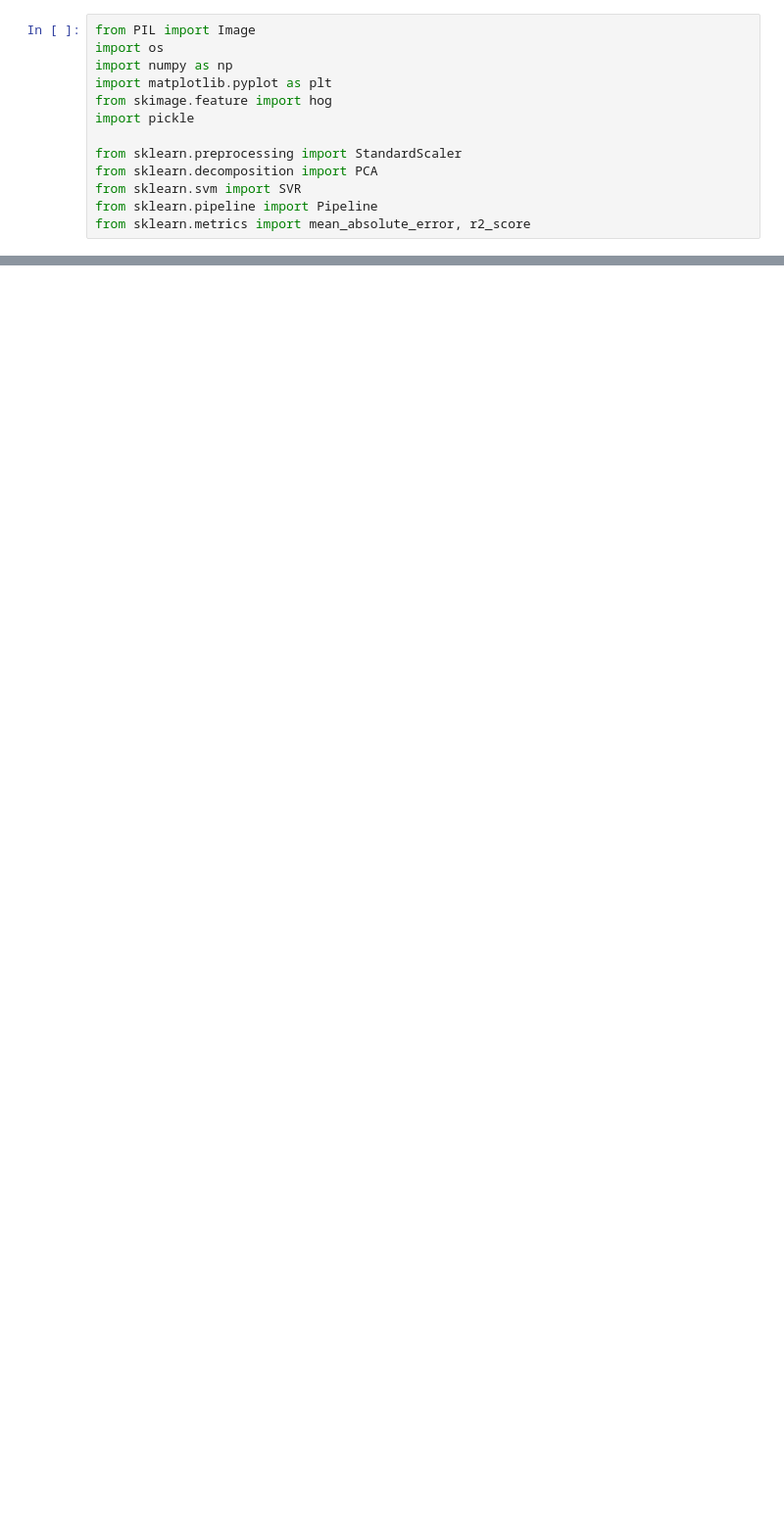
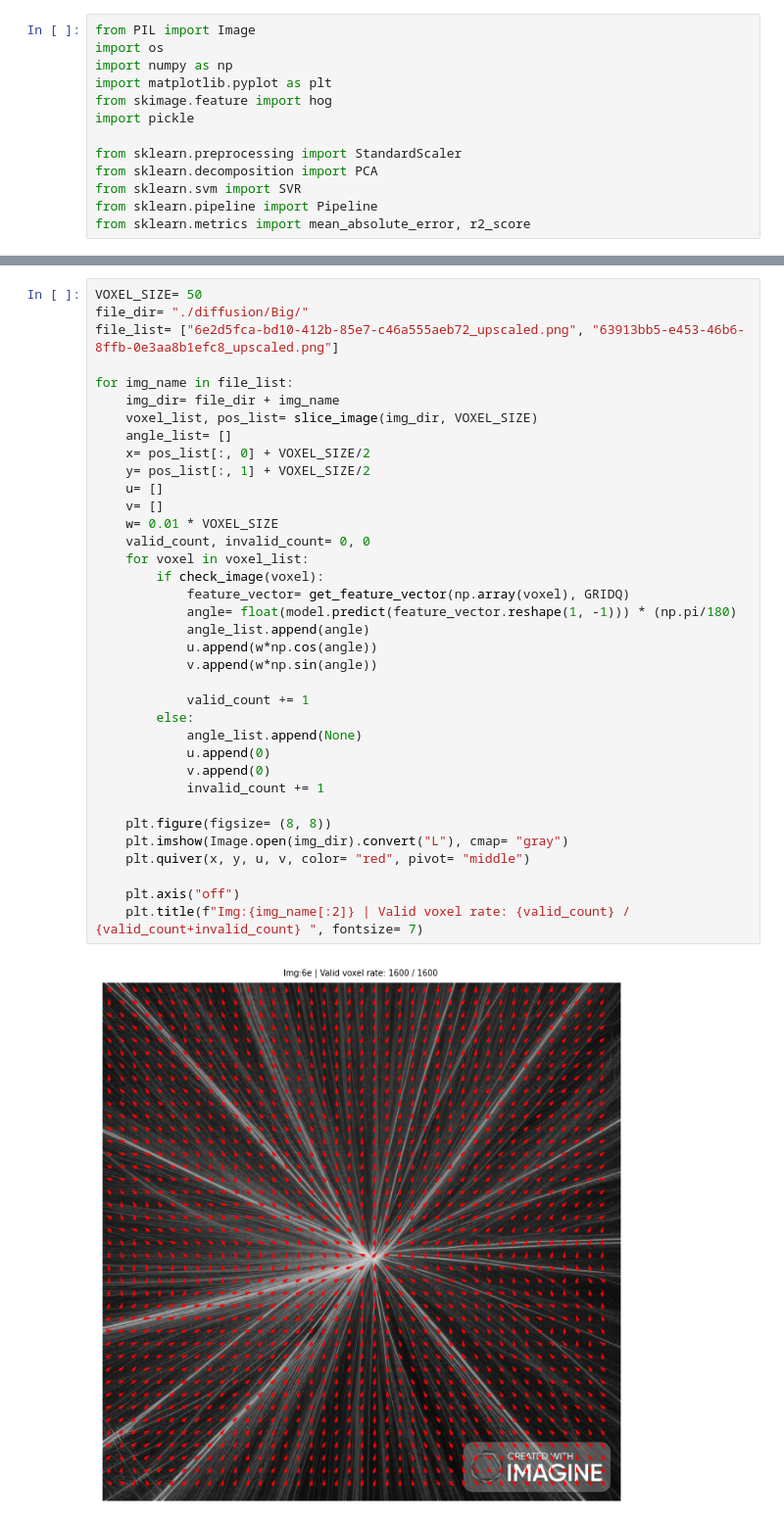
Before and after one commit to hkc5/fiber-prediction, a Jupyter notebook: vector_map.ipynb, the cells around one changed output, grey strips where cells are left out. Shown at 98% size. Saved outputs shown, nothing was run; the diff lists cells and outputs as text; blank space fills up the shorter version.

```diff
--- a/vector_map.ipynb
+++ b/vector_map.ipynb
@@ -93,0 +95,38 @@ for img_name in file_list:
+# %%
+VOXEL_SIZE= 50
+file_dir= "./diffusion/Big/"
+file_list= ["6e2d5fca-bd10-412b-85e7-c46a555aeb72_upscaled.png", "63913bb5-e453-46b6-8ffb-0e3aa8b1efc8_upscaled.png"]
+
+for img_name in file_list:
+    img_dir= file_dir + img_name
+    voxel_list, pos_list= slice_image(img_dir, VOXEL_SIZE)
+    angle_list= []
+    x= pos_list[:, 0] + VOXEL_SIZE/2
+    y= pos_list[:, 1] + VOXEL_SIZE/2
+    u= []
+    v= []
+    w= 0.01 * VOXEL_SIZE
+    valid_count, invalid_count= 0, 0
+    for voxel in voxel_list:
+        if check_image(voxel):
+            feature_vector= get_feature_vector(np.array(voxel), GRIDQ)
+            angle= float(model.predict(feature_vector.reshape(1, -1))) * (np.pi/180)
+            angle_list.append(angle)
+            u.append(w*np.cos(angle))
+            v.append(w*np.sin(angle))
+
+            valid_count += 1
+        else:
+            angle_list.append(None)
+            u.append(0)
+            v.append(0)
+            invalid_count += 1
+
+    plt.figure(figsize= (8, 8))
+    plt.imshow(Image.open(img_dir).convert("L"), cmap= "gray")
+    plt.quiver(x, y, u, v, color= "red", pivot= "middle")
+
+    plt.axis("off")
+    plt.title(f"Img:{img_name[:2]} | Valid voxel rate: {valid_count} / {valid_count+invalid_count} ", fontsize= 7)
+# %% [output]
+[figure, added]
```
Also changed, not shown: parts of 2 cells of this notebook, 5 other files.
